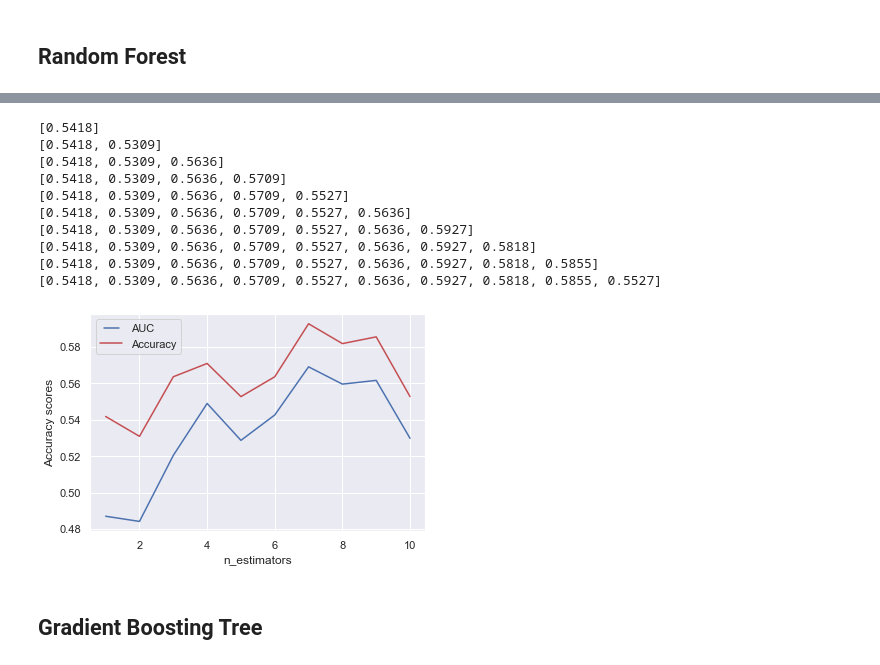
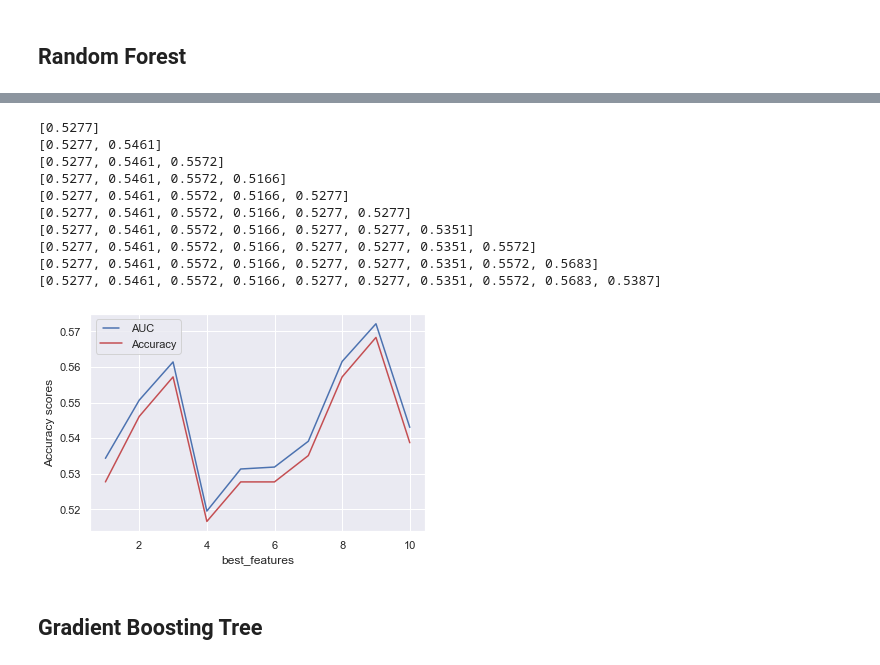
Before and after one commit to njpowers7915/NRL-match-data, a Jupyter notebook: predictions/predictions_notebook.ipynb, the cells around one changed output, grey strips where cells are left out. Drawn from its saved outputs; the diff is of its cells as text; code cells hidden in the pictures.

```diff
--- a/predictions/predictions_notebook.ipynb
+++ b/predictions/predictions_notebook.ipynb
@@ -451,0 +494,18 @@ list(ordered_feature_importance.sort_values(ascending=False).index)[:2]
+# %%
+data = predictions_data['7']
+    #data = data.replace([np.inf, -np.inf], 0)
+
+train = data[data['date'].dt.year < 2019]
+test = data[data['date'].dt.year == 2019]
+
+X_train = StandardScaler().fit_transform(train[top_features])
+y_train = train['home_winner']
+X_test = StandardScaler().fit_transform(test[top_features])
+y_test = test['home_winner']
+
+lr = LogisticRegression()
+lr.fit(X_train, y_train)
+predictions = lr.predict(X_test)
+
+accuracy = accuracy_score(y_test, predictions)
+print(accuracy)
@@ -458,7 +520,7 @@ n_estimators = list(range(1, 300, 20))
 random_forest_results = pd.DataFrame({'estimators': n_estimators})
 random_state = 0
 #for key in predictionos_data:
-for key in ['4']:
+for key in ['7']:
     data = predictions_data[key]
     data = data.replace([np.inf, -np.inf], 0)
 
@@ -502,7 +564,7 @@ n_estimators = list(range(250, 320, 5))
 random_forest_results = pd.DataFrame({'estimators': n_estimators})
 random_state = 0
 #for key in predictionos_data:
-for key in ['4']:
+for key in ['7']:
     data = predictions_data[key]
     data = data.replace([np.inf, -np.inf], 0)
 
@@ -544,7 +606,7 @@ max_depths = np.linspace(1, 30, 32, endpoint=True)
 random_forest_results = pd.DataFrame({'estimators': max_depths})
 random_state = 0
 #for key in predictionos_data:
-for key in ['4']:
+for key in ['7']:
     data = predictions_data[key]
     data = data.replace([np.inf, -np.inf], 0)
 
@@ -583,52 +645,52 @@ plt.show()
 # %%
-## max_depth = 5
-## n_estimators = 295
+## max_depth = 4
+## n_estimators = 305
 
-data = predictions_data['4']
+data = predictions_data['7']
 data = data.replace([np.inf, -np.inf], 0)
 
 accuracy_scores = []
 auc_scores = []
 best_features = list(range(1, 11))
 for i in best_features:
     X = data.drop(columns=['home_winner', 'match_id', 'round', 'date'])
     X = X[list(ordered_feature_importance.sort_values(ascending=False).index)[:i]]
     y = data['home_winner']
 
     X_train, X_test, y_train, y_test = train_test_split(X, y, test_size=0.2, random_state=13)
 
-    forest = RandomForestClassifier(n_estimators = 120, max_depth = 5, random_state=42)
+    forest = RandomForestClassifier(n_estimators = 305, max_depth = 4, random_state=42)
     forest.fit(X_train, y_train)
     forest_pred = forest.predict(X_test)
 
     false_positive_rate, true_positive_rate, thresholds = roc_curve(y_test, forest_pred)
     roc_auc = auc(false_positive_rate, true_positive_rate)
     auc_scores.append(roc_auc)
 
     score = np.round(accuracy_score(y_test, forest_pred), 4)
     accuracy_scores.append(score)
     print(accuracy_scores)
 
 line1, = plt.plot(best_features, auc_scores, 'b', label="AUC")
 line2, = plt.plot(best_features, accuracy_scores, 'r', label="Accuracy")
 
 plt.legend(handler_map={line1: HandlerLine2D(numpoints=2)})
 
 plt.ylabel('Accuracy scores')
-plt.xlabel('n_estimators')
+plt.xlabel('best_features')
 plt.show()
 # %% [output]
-[0.5418]
-[0.5418, 0.5309]
-[0.5418, 0.5309, 0.5636]
-[0.5418, 0.5309, 0.5636, 0.5709]
-[0.5418, 0.5309, 0.5636, 0.5709, 0.5527]
-[0.5418, 0.5309, 0.5636, 0.5709, 0.5527, 0.5636]
-[0.5418, 0.5309, 0.5636, 0.5709, 0.5527, 0.5636, 0.5927]
-[0.5418, 0.5309, 0.5636, 0.5709, 0.5527, 0.5636, 0.5927, 0.5818]
-[0.5418, 0.5309, 0.5636, 0.5709, 0.5527, 0.5636, 0.5927, 0.5818, 0.5855]
-[0.5418, 0.5309, 0.5636, 0.5709, 0.5527, 0.5636, 0.5927, 0.5818, 0.5855, 0.5527]
+[0.5277]
+[0.5277, 0.5461]
+[0.5277, 0.5461, 0.5572]
+[0.5277, 0.5461, 0.5572, 0.5166]
+[0.5277, 0.5461, 0.5572, 0.5166, 0.5277]
+[0.5277, 0.5461, 0.5572, 0.5166, 0.5277, 0.5277]
+[0.5277, 0.5461, 0.5572, 0.5166, 0.5277, 0.5277, 0.5351]
+[0.5277, 0.5461, 0.5572, 0.5166, 0.5277, 0.5277, 0.5351, 0.5572]
+[0.5277, 0.5461, 0.5572, 0.5166, 0.5277, 0.5277, 0.5351, 0.5572, 0.5683]
+[0.5277, 0.5461, 0.5572, 0.5166, 0.5277, 0.5277, 0.5351, 0.5572, 0.5683, 0.5387]
-[figure, old version]
+[figure, new version]
 # %% [markdown]
 ## Gradient Boosting Tree
 # %%
```
Also changed, not shown: parts of 39 cells of this notebook.
